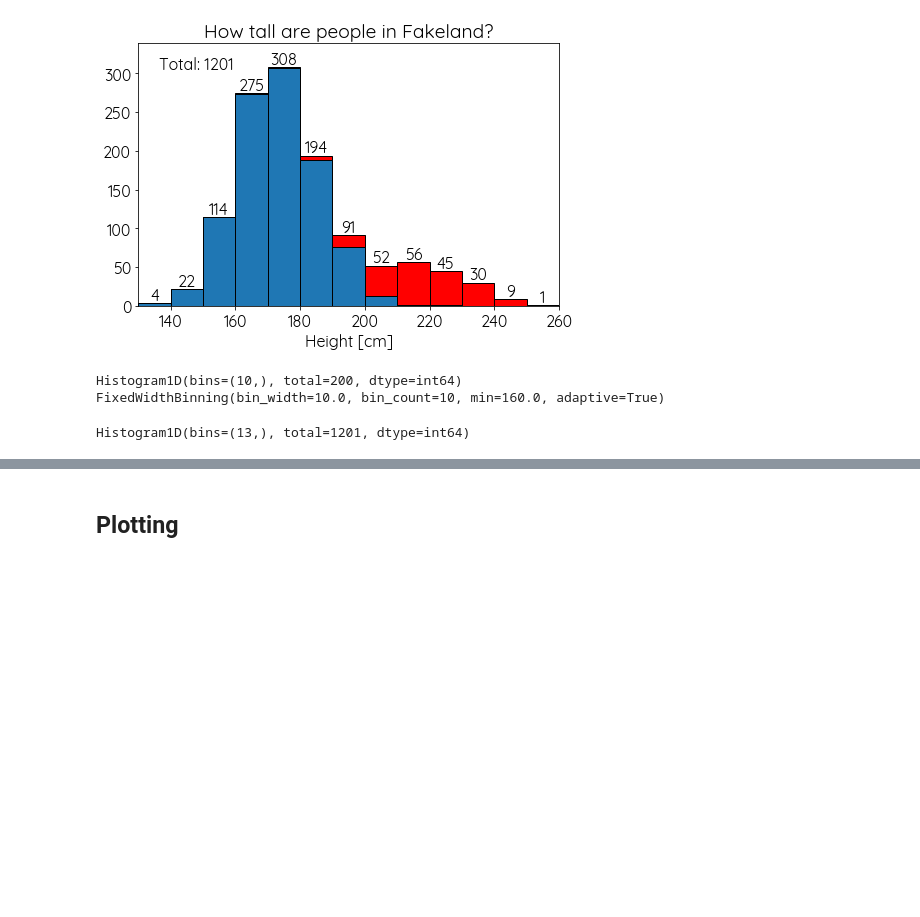
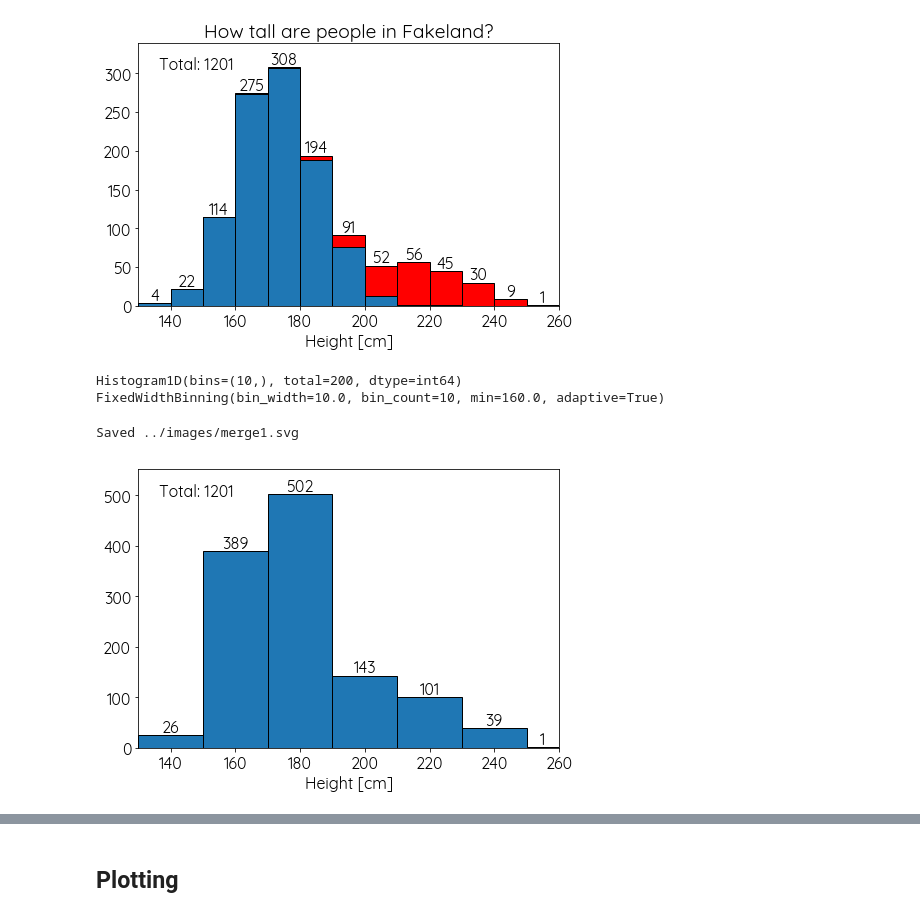
Before and after one commit to janpipek/pydata2018-berlin, a Jupyter notebook: notebooks/talk.ipynb, the cells around one changed output, grey strips where cells are left out. Drawn from its saved outputs; the diff is of its cells as text; code cells hidden in the pictures; blank space fills up the shorter version.

```diff
--- a/notebooks/talk.ipynb
+++ b/notebooks/talk.ipynb
@@ -671,7 +671,16 @@ print(H_alt.binning)
 # %% [output]
 Histogram1D(bins=(10,), total=200, dtype=int64)
 FixedWidthBinning(bin_width=10.0, bin_count=10, min=160.0, adaptive=True)
-# %%
-H + H_alt
-# %% [output]
-Histogram1D(bins=(13,), total=1201, dtype=int64)
+# %%
+H_total = H + H_alt
+H_total
+H_total.axis_name = "Height [cm]"
+# %%
+H_total.merge_bins(2, inplace=True)
+
+fig, ax = create_axis()
+H_total.plot(ax=ax, show_stats="total", lw=1, edgecolor="black", show_values=True)
+save_fig(fig, "../images/merge1.svg")
+# %% [output]
+Saved ../images/merge1.svg
+[figure, added]
```
Also changed, not shown: parts of 4 cells of this notebook, 52 other files.
